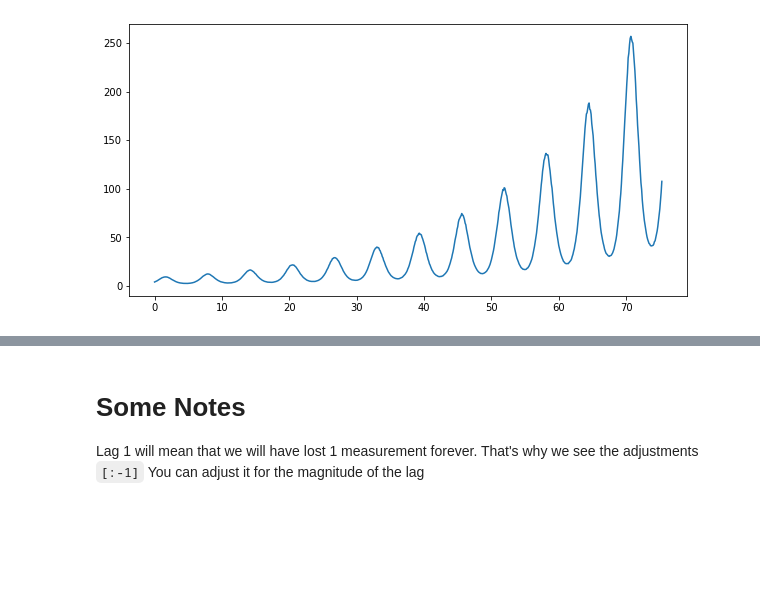
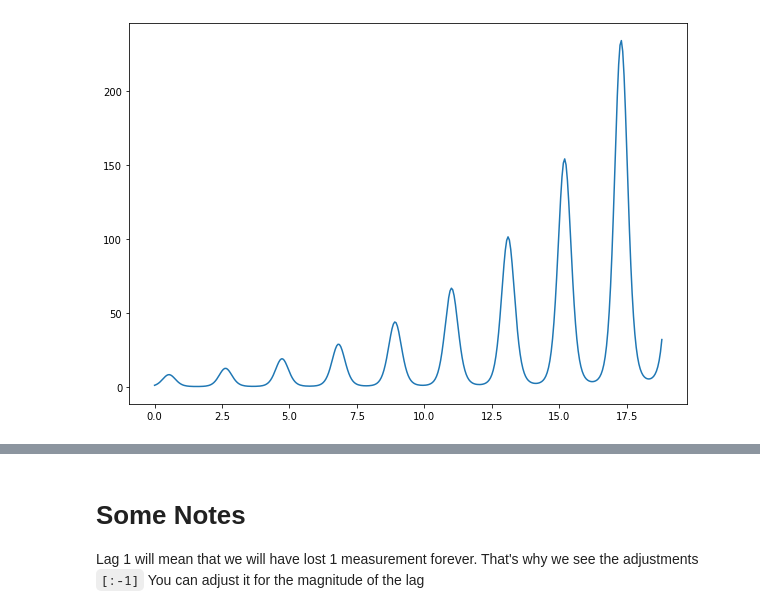
Before and after one commit to cogsci2/00-Playground, a Jupyter notebook: demo_snippets_for_SB_students/Rita/diffing.ipynb, the cells around one changed output, grey strips where cells are left out. Saved outputs shown, nothing was run; the diff lists cells and outputs as text; code cells hidden in the pictures; blank space fills up the shorter version.

Commit message:
final tweaks to synth data and noise for clarity

```diff
--- a/demo_snippets_for_SB_students/Rita/diffing.ipynb
+++ b/demo_snippets_for_SB_students/Rita/diffing.ipynb
@@ -7,16 +7,17 @@ rng = np.random.default_rng(42)
 # %%
 # generate synthethic data
 
-x = np.arange(0,24*np.pi,0.1)
-y = np.exp(np.sin(x)+0.05 * x + 1)
+x = np.arange(0, 6 * np.pi, 0.05)
+y = np.exp(np.sin(3*x) + 0.1 * x)
 
 # inject random noise (comment out to see noiseless data)
-arbitrary_magnitude = 0.015
-y = (rng.random(len(x)) * 2 - 1) * y * arbitrary_magnitude + y
-y = np.min(y) + y  # log undefined for <0
+scale = 0.03 # noise scaler
+y = y + (rng.random(len(x)) * 2 - 1) * scale * y
+
+y = y**2  # log undefined for <0
 
 # plot it
-plt.figure(figsize=(10,5))
+plt.figure(figsize=(10,7))
 plt.plot(x,y);
 # %% [output]
 [interactive output not drawn]
@@ -29,4 +29,4 @@ plt.plot(x,y);
-[figure, old version]
+[figure, new version]
 # %%
 # take the log
 plt.figure(figsize=(10,5))
```
Also changed, not shown: parts of 10 cells of this notebook.
